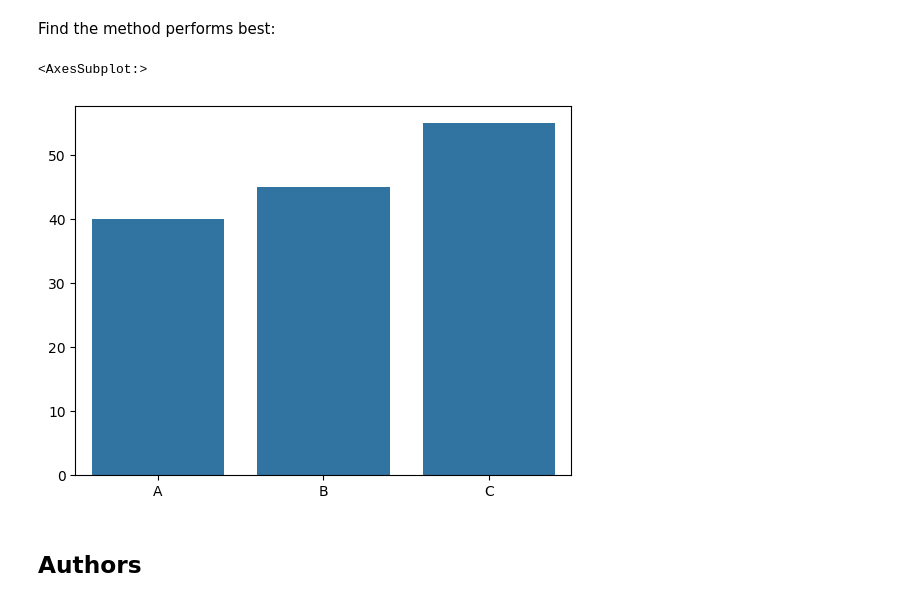
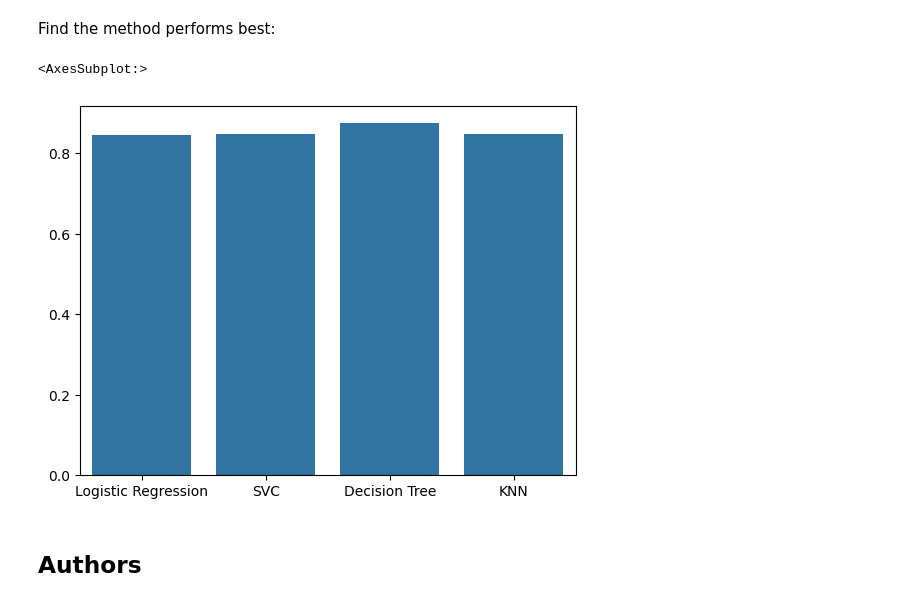
Before and after one commit to Stanley-Ha/Applied-Data-Science-Capstone, a Jupyter notebook: SpaceX_Machine Learning Prediction_Part_5.ipynb, the cells around one changed output. Cells and saved outputs as stored; diff of their text form; code cells hidden in the pictures.

```diff
--- a/SpaceX_Machine Learning Prediction_Part_5.ipynb
+++ b/SpaceX_Machine Learning Prediction_Part_5.ipynb
@@ -371,10 +371,10 @@ plot_confusion_matrix(Y_test,yhat)
 # %% [markdown]
 Find the method performs best:
 # %%
-sns.barplot(x=['A', 'Decision Tree', 'KNN'], y=[40, tree_cv.best_score_, knn_cv.best_score_])
+sns.barplot(x=['Logistic Regression', 'SVC', 'Decision Tree', 'KNN'], y=[logreg_cv.best_score_, svm_cv.best_score_, tree_cv.best_score_, knn_cv.best_score_])
 # %% [output]
 <AxesSubplot:>
-[figure, old version]
+[figure, new version]
 # %% [markdown]
 ## Authors
 # %% [markdown]
```
